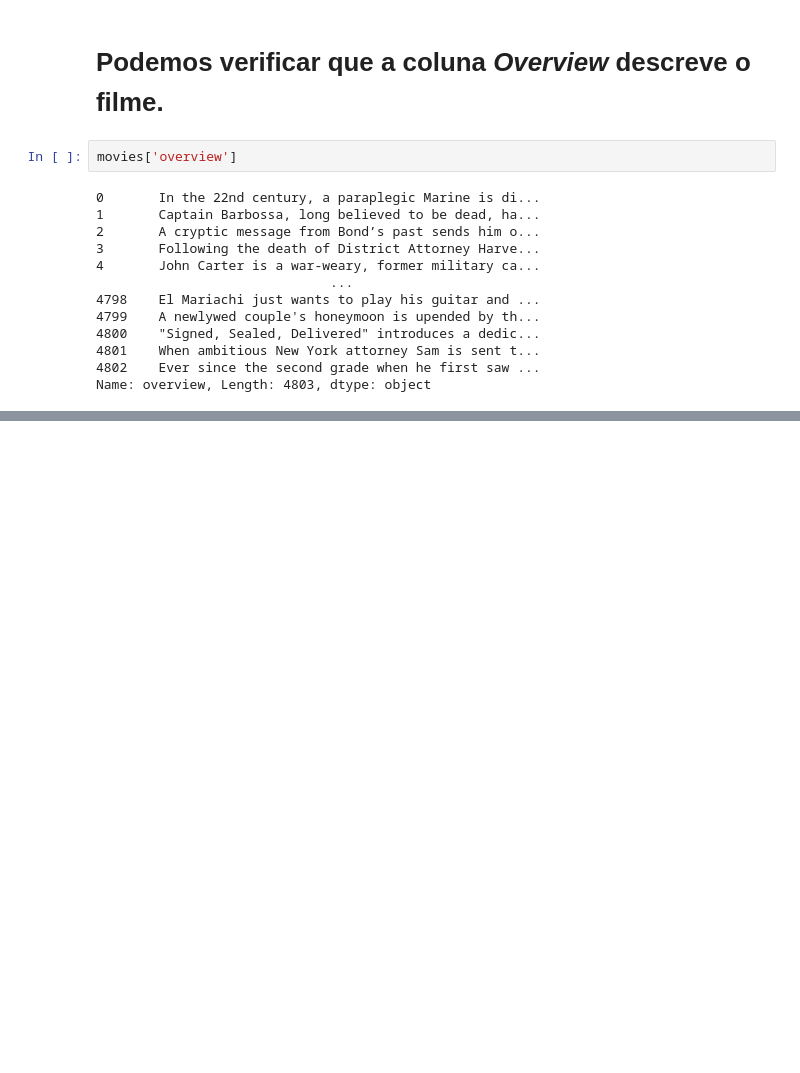
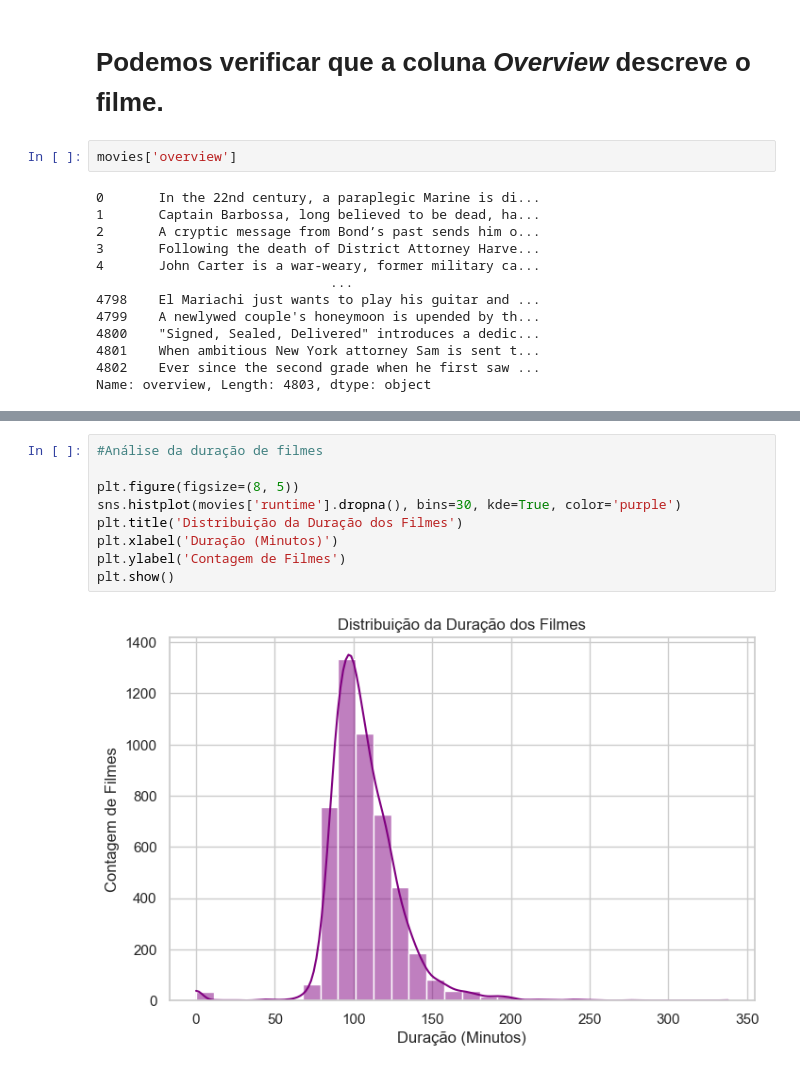
Before and after one commit to BelBatanete/Projeto-Aplicado-3, a Jupyter notebook: movie-recommendation.ipynb, the cells around one changed output, grey strips where cells are left out. Drawn from its saved outputs; the diff is of its cells as text; blank space fills up the shorter version.

```diff
--- a/movie-recommendation.ipynb
+++ b/movie-recommendation.ipynb
@@ -111,0 +192,11 @@ movies['genres'].unique().tolist()
+# %%
+#Análise da duração de filmes
+
+plt.figure(figsize=(8, 5))
+sns.histplot(movies['runtime'].dropna(), bins=30, kde=True, color='purple')
+plt.title('Distribuição da Duração dos Filmes')
+plt.xlabel('Duração (Minutos)')
+plt.ylabel('Contagem de Filmes')
+plt.show()
+# %% [output]
+[figure, added]
```
Also changed, not shown: parts of 9 cells of this notebook.
